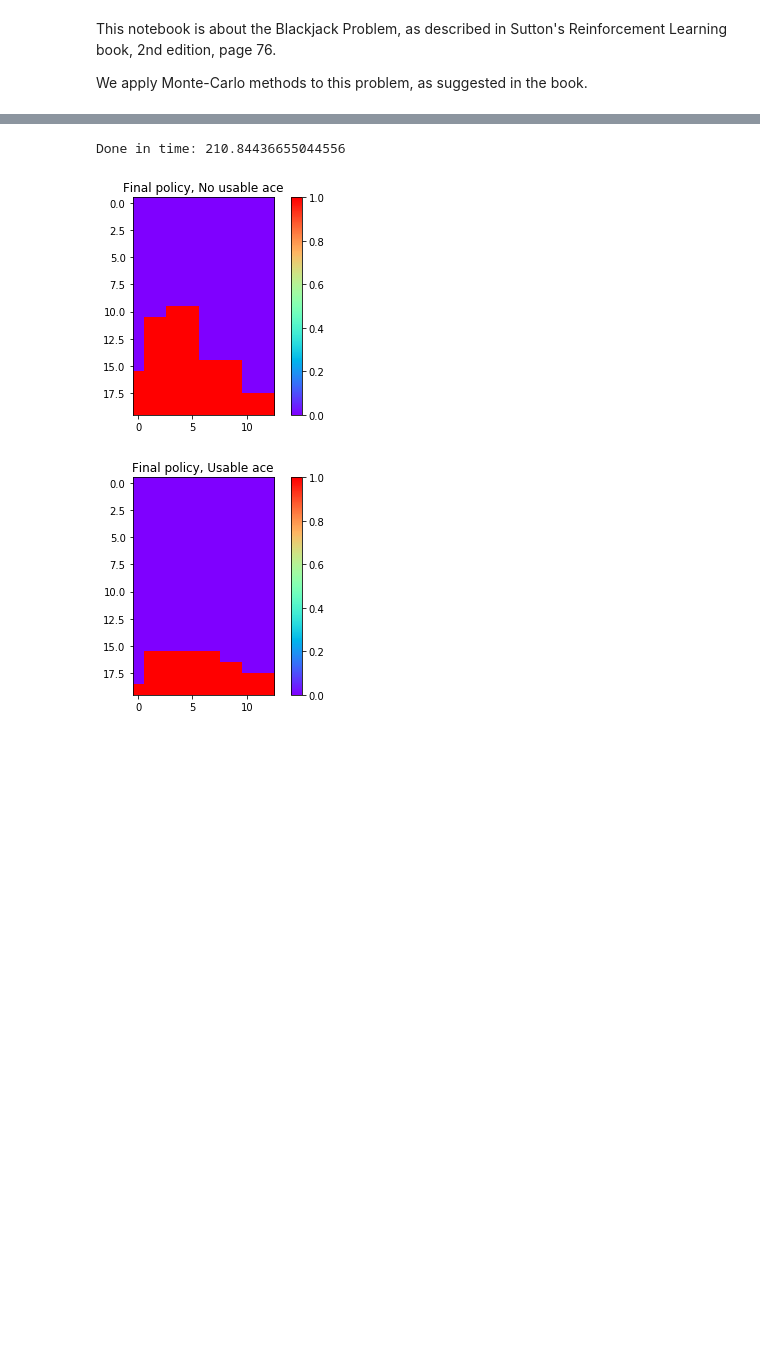
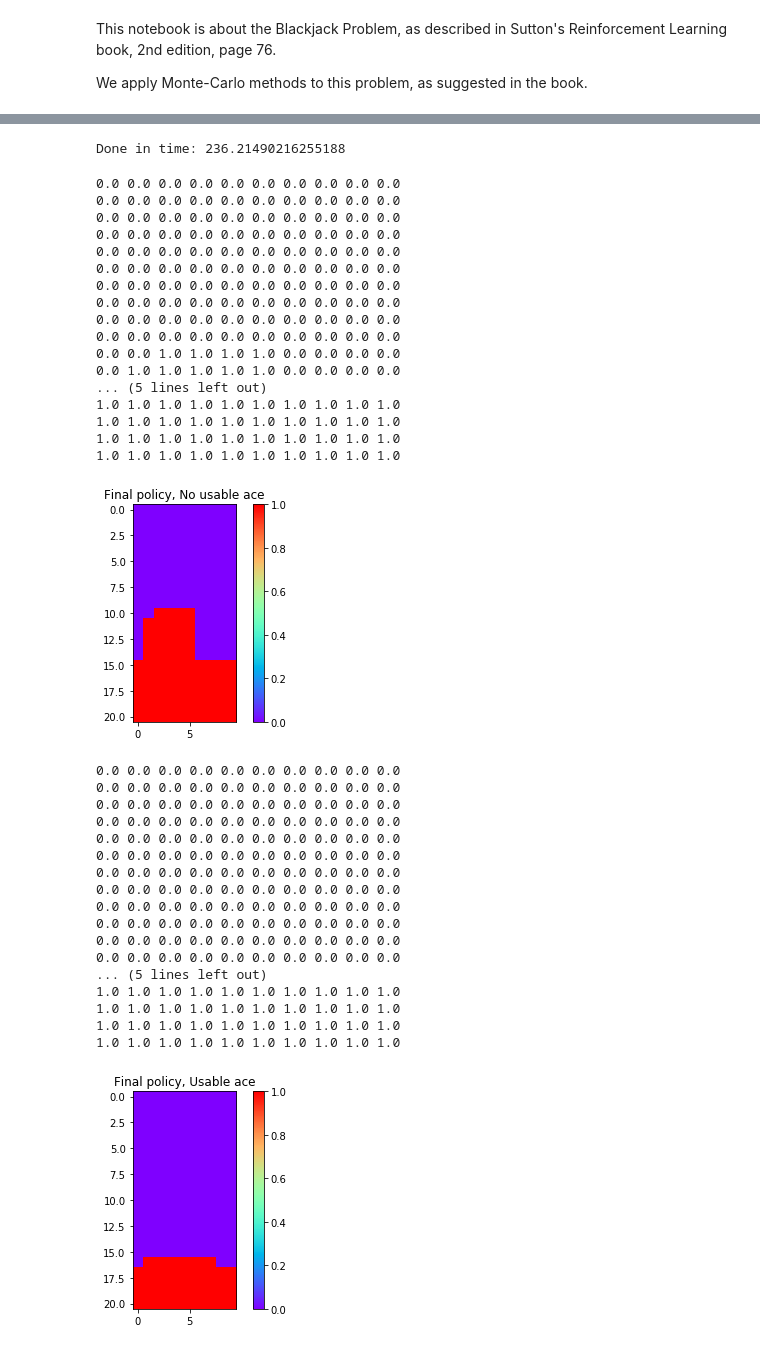
Before and after one commit to alphatamago/baserl, a Jupyter notebook: Blackjack_Problem_Sutton_RL_book_chapter5.ipynb, the cells around one changed output, grey strips where cells are left out. Cells and saved outputs as stored; diff of their text form; code cells hidden in the pictures; blank space fills up the shorter version.

```diff
--- a/Blackjack_Problem_Sutton_RL_book_chapter5.ipynb
+++ b/Blackjack_Problem_Sutton_RL_book_chapter5.ipynb
@@ -43,3 +35,7 @@ policy = mdp.make_simple_blackjack_player_policy()
+# %%
+# We start with a very simple policy, which is for the player to stick if the sum is >= 20, and hit otherwise.
+mdp = Blackjack()
+simple_policy = mdp.make_simple_blackjack_player_policy()
 # %%
 # First-visit for Value Function evaluation for a given policy.
 # Run with 500K episodes
@@ -81,7 +78,7 @@ visualize_blackjack_v(v_history[-1])
 # First we use Exploring-Starts as described on page 81 of Sutton's RL book, 2nd edition.
 # This requires an initial policy, and we choose the simple policy described above. We could have also started with a random
 # initial policy.
-initial_policy = mdp.make_simple_blackjack_player_policy()
+initial_policy = simple_policy
 # %%
 # Let's first visualize the simple initial policy
 
@@ -104,32 +101,67 @@ heatmap_policy(initial_policy,
 # %%
-exploring_starts_episode_generator = BlackjackEpisodeGenerator(with_exploring_starts=True)
 start_time = time.time()
 final_policy, q = on_policy_monte_carlo_control(
     initial_policy=initial_policy,
     gamma=mdp.gamma(),
-    episode_generator=exploring_starts_episode_generator,
+    episode_generator=BlackjackEpisodeGenerator(with_exploring_starts=True),
     num_episodes=10000000,
     epsilon=0)
 print("Done in time:", time.time() - start_time)
 # %% [output]
-Done in time: 210.84436655044556
+Done in time: 236.21490216255188
 # %%
 # No usable ace
 heatmap_policy(final_policy,
+               print_format="%3.1f",
                title="Final policy, No usable ace",
                default_action_if_missing=-1,
                mapping_key_func=lambda k: (k[0], k[1]),
                inv_mapping_key_func=lambda k: (k[0], k[1], False))
 
 # With usable ace
 heatmap_policy(final_policy,
+               print_format="%3.1f",
                title="Final policy, Usable ace",
                default_action_if_missing=-1,
                mapping_key_func=lambda k: (k[0], k[1]),
                inv_mapping_key_func=lambda k: (k[0], k[1], True))
 # %% [output]
+0.0 0.0 0.0 0.0 0.0 0.0 0.0 0.0 0.0 0.0
+0.0 0.0 0.0 0.0 0.0 0.0 0.0 0.0 0.0 0.0
+0.0 0.0 0.0 0.0 0.0 0.0 0.0 0.0 0.0 0.0
+0.0 0.0 0.0 0.0 0.0 0.0 0.0 0.0 0.0 0.0
+0.0 0.0 0.0 0.0 0.0 0.0 0.0 0.0 0.0 0.0
+0.0 0.0 0.0 0.0 0.0 0.0 0.0 0.0 0.0 0.0
+0.0 0.0 0.0 0.0 0.0 0.0 0.0 0.0 0.0 0.0
+0.0 0.0 0.0 0.0 0.0 0.0 0.0 0.0 0.0 0.0
+0.0 0.0 0.0 0.0 0.0 0.0 0.0 0.0 0.0 0.0
+0.0 0.0 0.0 0.0 0.0 0.0 0.0 0.0 0.0 0.0
+0.0 0.0 1.0 1.0 1.0 1.0 0.0 0.0 0.0 0.0
+0.0 1.0 1.0 1.0 1.0 1.0 0.0 0.0 0.0 0.0
+... (5 lines left out)
+1.0 1.0 1.0 1.0 1.0 1.0 1.0 1.0 1.0 1.0
+1.0 1.0 1.0 1.0 1.0 1.0 1.0 1.0 1.0 1.0
+1.0 1.0 1.0 1.0 1.0 1.0 1.0 1.0 1.0 1.0
+1.0 1.0 1.0 1.0 1.0 1.0 1.0 1.0 1.0 1.0
-[figure, old version]
+[figure, new version]
+0.0 0.0 0.0 0.0 0.0 0.0 0.0 0.0 0.0 0.0
+0.0 0.0 0.0 0.0 0.0 0.0 0.0 0.0 0.0 0.0
+0.0 0.0 0.0 0.0 0.0 0.0 0.0 0.0 0.0 0.0
+0.0 0.0 0.0 0.0 0.0 0.0 0.0 0.0 0.0 0.0
+0.0 0.0 0.0 0.0 0.0 0.0 0.0 0.0 0.0 0.0
+0.0 0.0 0.0 0.0 0.0 0.0 0.0 0.0 0.0 0.0
+0.0 0.0 0.0 0.0 0.0 0.0 0.0 0.0 0.0 0.0
+0.0 0.0 0.0 0.0 0.0 0.0 0.0 0.0 0.0 0.0
+0.0 0.0 0.0 0.0 0.0 0.0 0.0 0.0 0.0 0.0
+0.0 0.0 0.0 0.0 0.0 0.0 0.0 0.0 0.0 0.0
+0.0 0.0 0.0 0.0 0.0 0.0 0.0 0.0 0.0 0.0
+0.0 0.0 0.0 0.0 0.0 0.0 0.0 0.0 0.0 0.0
+... (5 lines left out)
+1.0 1.0 1.0 1.0 1.0 1.0 1.0 1.0 1.0 1.0
+1.0 1.0 1.0 1.0 1.0 1.0 1.0 1.0 1.0 1.0
+1.0 1.0 1.0 1.0 1.0 1.0 1.0 1.0 1.0 1.0
+1.0 1.0 1.0 1.0 1.0 1.0 1.0 1.0 1.0 1.0
-[figure, old version]
+[figure, new version]
 # %%
 # Next we use On Policy First Visit MC Control with Epsilon-Soft Policies as described on page 83 of Sutton's RL book,
 # 2nd edition.
```
Also changed, not shown: parts of 16 cells of this notebook, 4 other files.
